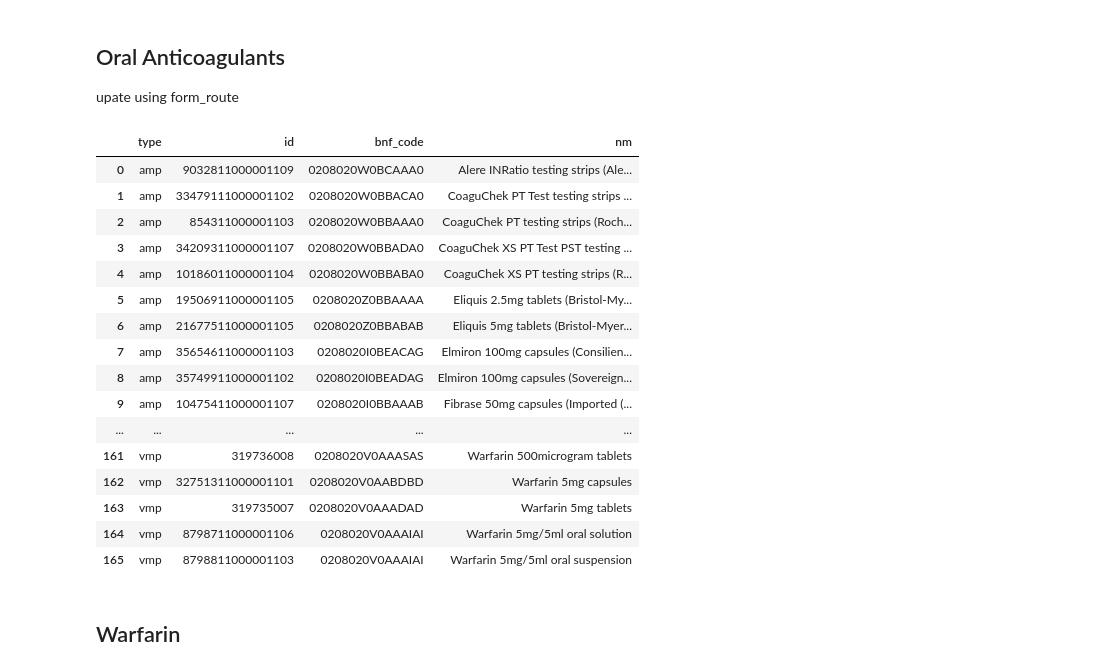
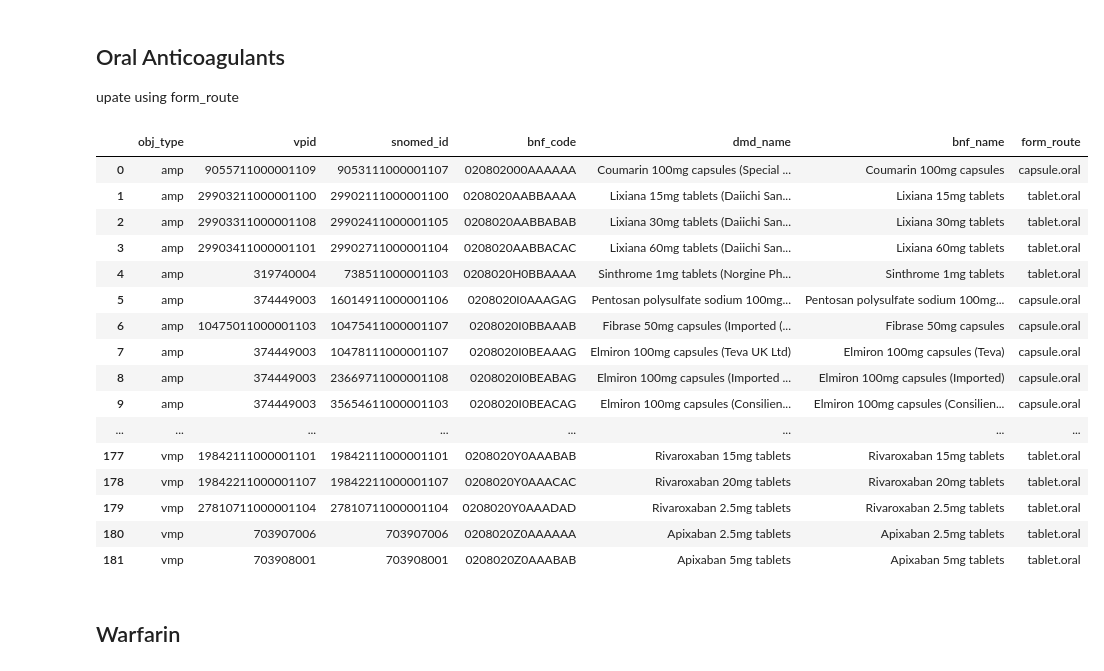
Before and after one commit to ebmdatalab/anticoagulant-covid-codelist-notebook, a Jupyter notebook: notebooks/anticoagulants.ipynb, the cells around one changed output. Cells and saved outputs as stored; diff of their text form; code cells hidden in the pictures.

Commit message:
update oral notebook
use `form_route` to ensure oral anticoagulants doesn't contain stray other routes

```diff
--- a/notebooks/anticoagulants.ipynb
+++ b/notebooks/anticoagulants.ipynb
@@ -103,43 +103,41 @@ upate using form_route
 # %%
 sql = '''WITH bnf_codes AS (
   SELECT bnf_code FROM hscic.presentation WHERE
 bnf_code LIKE '0208020%'  #BNF section anticoagulants - oral
 )
 
-SELECT "vmp" AS type, id, bnf_code, nm
-FROM dmd.vmp
+SELECT *
+FROM measures.dmd_objs_with_form_route
 WHERE bnf_code IN (SELECT * FROM bnf_codes)
+AND
+obj_type IN ('vmp', 'amp')
+AND
+form_route LIKE '%.oral%'
+ORDER BY obj_type, bnf_code, snomed_id'''
 
-UNION ALL
-
-SELECT "amp" AS type, id, bnf_code, descr
-FROM dmd.amp
-WHERE bnf_code IN (SELECT * FROM bnf_codes)
-
-ORDER BY type, nm, bnf_code, id'''
 
 oral_anticoagulant_codelist = bq.cached_read(sql, csv_path=os.path.join('..','data','oral_anticoagulant_codelist.csv'))
 pd.set_option('display.max_rows', None)
 pd.set_option('display.max_colwidth', None)
 oral_anticoagulant_codelist
 # %% [output]
-|  | type | id | bnf_code | nm |
-| 0 | amp | 9032811000001109 | 0208020W0BCAAA0 | Alere INRatio testing strips (Ale... |
-| 1 | amp | 33479111000001102 | 0208020W0BBACA0 | CoaguChek PT Test testing strips ... |
-| 2 | amp | 854311000001103 | 0208020W0BBAAA0 | CoaguChek PT testing strips (Roch... |
-| 3 | amp | 34209311000001107 | 0208020W0BBADA0 | CoaguChek XS PT Test PST testing ... |
-| 4 | amp | 10186011000001104 | 0208020W0BBABA0 | CoaguChek XS PT testing strips (R... |
-| 5 | amp | 19506911000001105 | 0208020Z0BBAAAA | Eliquis 2.5mg tablets (Bristol-My... |
-| 6 | amp | 21677511000001105 | 0208020Z0BBABAB | Eliquis 5mg tablets (Bristol-Myer... |
-| 7 | amp | 35654611000001103 | 0208020I0BEACAG | Elmiron 100mg capsules (Consilien... |
-| 8 | amp | 35749911000001102 | 0208020I0BEADAG | Elmiron 100mg capsules (Sovereign... |
-| 9 | amp | 10475411000001107 | 0208020I0BBAAAB | Fibrase 50mg capsules (Imported (... |
-| ... | ... | ... | ... | ... |
-| 161 | vmp | 319736008 | 0208020V0AAASAS | Warfarin 500microgram tablets |
-| 162 | vmp | 32751311000001101 | 0208020V0AABDBD | Warfarin 5mg capsules |
-| 163 | vmp | 319735007 | 0208020V0AAADAD | Warfarin 5mg tablets |
-| 164 | vmp | 8798711000001106 | 0208020V0AAAIAI | Warfarin 5mg/5ml oral solution |
-| 165 | vmp | 8798811000001103 | 0208020V0AAAIAI | Warfarin 5mg/5ml oral suspension |
+|  | obj_type | vpid | snomed_id | bnf_code | dmd_name | bnf_name | form_route |
+| 0 | amp | 9055711000001109 | 9053111000001107 | 020802000AAAAAA | Coumarin 100mg capsules (Special ... | Coumarin 100mg capsules | capsule.oral |
+| 1 | amp | 29903211000001100 | 29902111000001100 | 0208020AABBAAAA | Lixiana 15mg tablets (Daiichi San... | Lixiana 15mg tablets | tablet.oral |
+| 2 | amp | 29903311000001108 | 29902411000001105 | 0208020AABBABAB | Lixiana 30mg tablets (Daiichi San... | Lixiana 30mg tablets | tablet.oral |
+| 3 | amp | 29903411000001101 | 29902711000001104 | 0208020AABBACAC | Lixiana 60mg tablets (Daiichi San... | Lixiana 60mg tablets | tablet.oral |
+| 4 | amp | 319740004 | 738511000001103 | 0208020H0BBAAAA | Sinthrome 1mg tablets (Norgine Ph... | Sinthrome 1mg tablets | tablet.oral |
+| 5 | amp | 374449003 | 16014911000001106 | 0208020I0AAAGAG | Pentosan polysulfate sodium 100mg... | Pentosan polysulfate sodium 100mg... | capsule.oral |
+| 6 | amp | 10475011000001103 | 10475411000001107 | 0208020I0BBAAAB | Fibrase 50mg capsules (Imported (... | Fibrase 50mg capsules | capsule.oral |
+| 7 | amp | 374449003 | 10478111000001107 | 0208020I0BEAAAG | Elmiron 100mg capsules (Teva UK Ltd) | Elmiron 100mg capsules (Teva) | capsule.oral |
+| 8 | amp | 374449003 | 23669711000001108 | 0208020I0BEABAG | Elmiron 100mg capsules (Imported ... | Elmiron 100mg capsules (Imported) | capsule.oral |
+| 9 | amp | 374449003 | 35654611000001103 | 0208020I0BEACAG | Elmiron 100mg capsules (Consilien... | Elmiron 100mg capsules (Consilien... | capsule.oral |
+| ... | ... | ... | ... | ... | ... | ... | ... |
+| 177 | vmp | 19842111000001101 | 19842111000001101 | 0208020Y0AAABAB | Rivaroxaban 15mg tablets | Rivaroxaban 15mg tablets | tablet.oral |
+| 178 | vmp | 19842211000001107 | 19842211000001107 | 0208020Y0AAACAC | Rivaroxaban 20mg tablets | Rivaroxaban 20mg tablets | tablet.oral |
+| 179 | vmp | 27810711000001104 | 27810711000001104 | 0208020Y0AAADAD | Rivaroxaban 2.5mg tablets | Rivaroxaban 2.5mg tablets | tablet.oral |
+| 180 | vmp | 703907006 | 703907006 | 0208020Z0AAAAAA | Apixaban 2.5mg tablets | Apixaban 2.5mg tablets | tablet.oral |
+| 181 | vmp | 703908001 | 703908001 | 0208020Z0AAABAB | Apixaban 5mg tablets | Apixaban 5mg tablets | tablet.oral |
 # %% [markdown]
 ## Warfarin <a id='warf'></a>
 # %%
```
Also changed, not shown: parts of 2 cells of this notebook, 3 other files.
